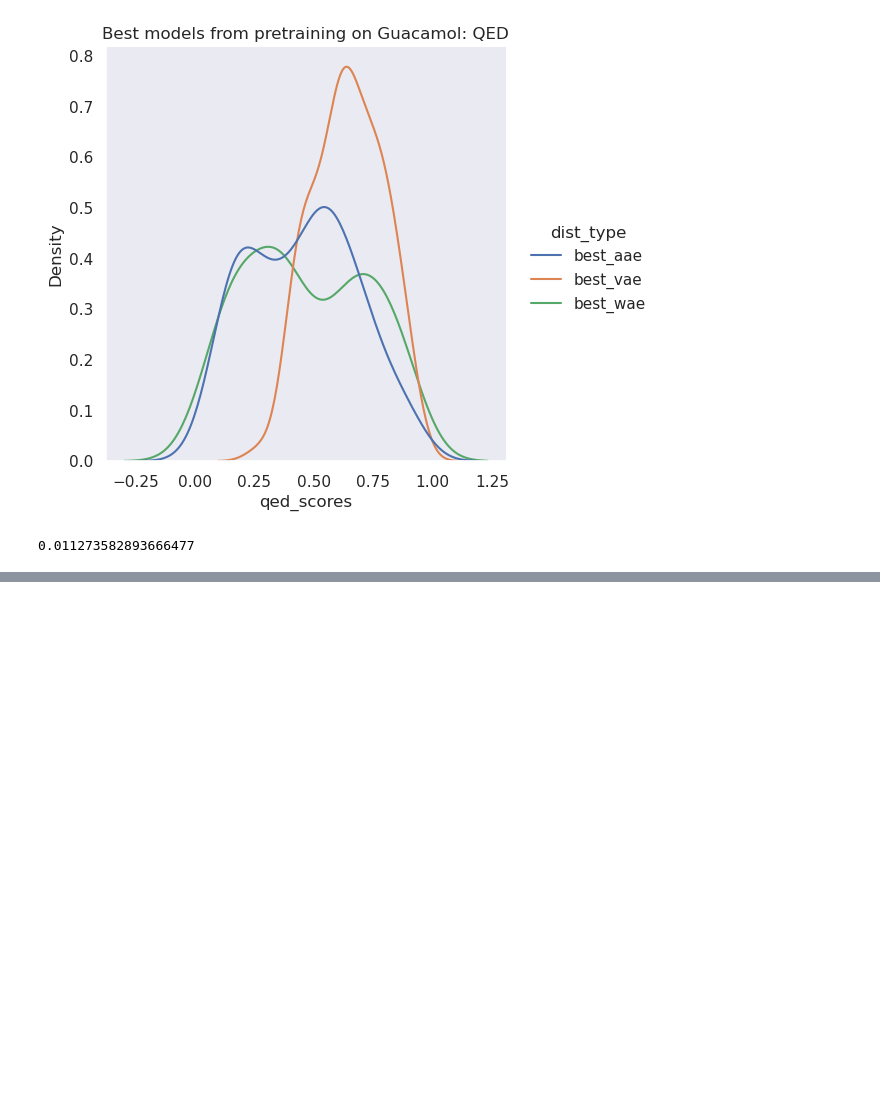
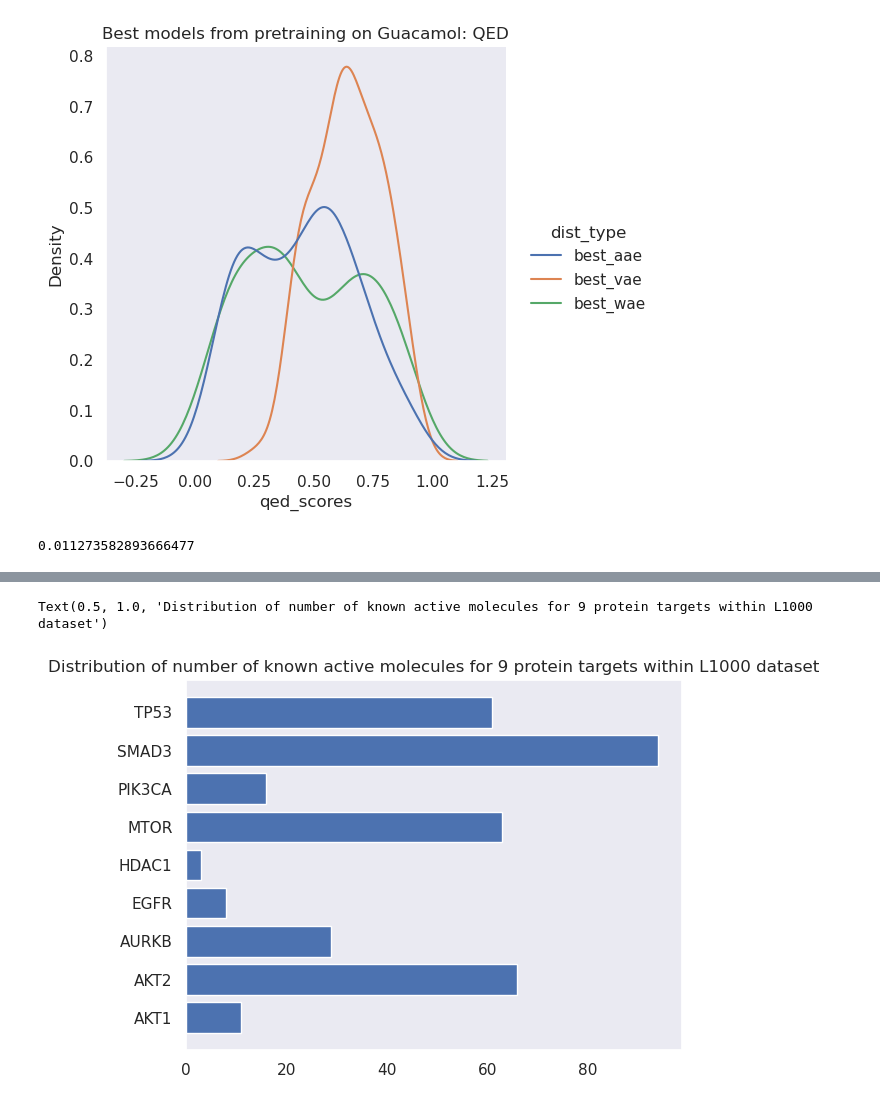
Before and after one commit to nomoresomethingwentwrong/GLDM, a Jupyter notebook: pretraining results.ipynb, the cells around one changed output, grey strips where cells are left out. Saved outputs shown, nothing was run; the diff lists cells and outputs as text; code cells hidden in the pictures; blank space fills up the shorter version.

Commit message:
changes to evaluation protocols and results notebooks

```diff
--- a/pretraining results.ipynb
+++ b/pretraining results.ipynb
@@ -122,3 +122,7 @@ for key in tmp:
     dfs.append(df)
 # %%
 df_guac_sa_scores = pd.concat(dfs)
+# %%
+import pickle
+with open('/data/ongh0068/l1000/FYP-DrugDiscoveryWithDeepLearning/internal_diversity/l1000_results.pkl', 'rb') as f:
+    l1000_int_div = pickle.load(f)
@@ -124,0 +138,3 @@ df_guac_sa_scores = pd.concat(dfs)
+# %%
+with open('/data/ongh0068/l1000/FYP-DrugDiscoveryWithDeepLearning/internal_diversity/guac_results.pkl', 'rb') as f:
+    guac_int_div = pickle.load(f)
@@ -124,0 +164,3 @@ df_guac_sa_scores = pd.concat(dfs)
+# %%
+with open('/data/ongh0068/l1000/FYP-DrugDiscoveryWithDeepLearning/internal_diversity/original_l1000.pkl', 'rb') as f:
+    original_smiles = pickle.load(f)
@@ -124,0 +171,3 @@ df_guac_sa_scores = pd.concat(dfs)
+# %%
+with open('/data/ongh0068/l1000/l1000_biaae/protein_target_to_l1000_smiles.pkl', 'rb') as f:
+    protein_to_target = pickle.load(f)
@@ -124,0 +194,13 @@ df_guac_sa_scores = pd.concat(dfs)
+# %%
+metadata = {protein: len(value) for protein, value in protein_to_target.items()}
+import matplotlib.pyplot as plt
+import seaborn as sns
+sns.set_theme()
+sns.set_style("dark")
+metadata.pop('CTSK')
+plt.barh(*zip(*metadata.items()))
+
+plt.title('Distribution of number of known active molecules for 9 protein targets within L1000 dataset')
+# %% [output]
+Text(0.5, 1.0, 'Distribution of number of known active molecules for 9 protein targets within L1000 dataset')
+[figure, added]
```
Also changed, not shown: parts of 6 cells of this notebook, 3 other files.
